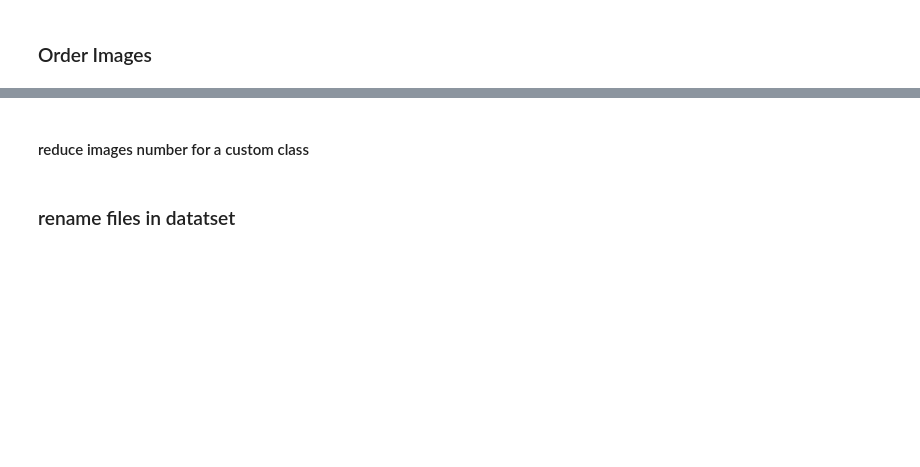
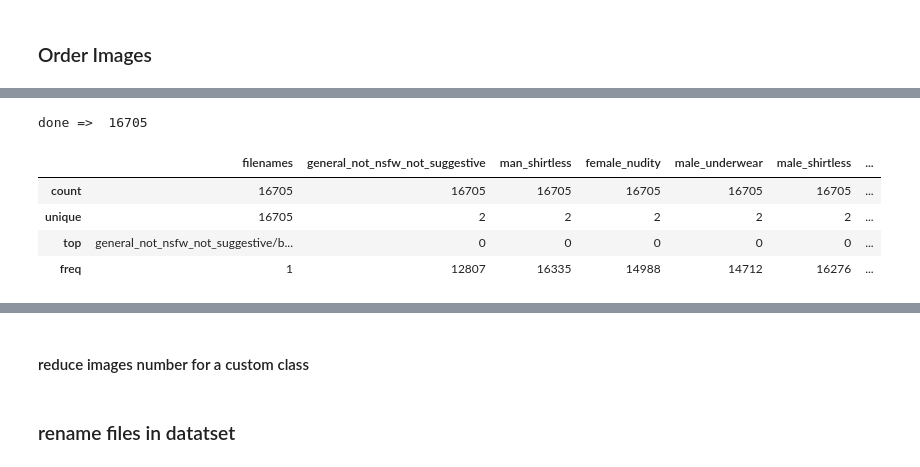
Before and after one commit to karamokoisrael/holypics, a Jupyter notebook: data/notebooks/holypics-kaggle.ipynb, the cells around one changed output, grey strips where cells are left out. Drawn from its saved outputs; the diff is of its cells as text; code cells hidden in the pictures; blank space fills up the shorter version.

```diff
--- a/data/notebooks/holypics-kaggle.ipynb
+++ b/data/notebooks/holypics-kaggle.ipynb
@@ -737,8 +821,8 @@ if REDUCE_DATASET_IMAGES:
 # %%
 classes_meta = {
-    "female_nudity": {
-        "childs":["general_nsfw"]
-    },
+#     "female_nudity": {
+#         "childs":["general_nsfw"]
+#     },
 
 #     "general_nsfw":{
 #         "childs": ["female_nudity"]
@@ -751,33 +835,40 @@ classes_meta = {
 #         "childs": ["female_underwear"]
 #     }
 }
 
 
 data_dir = DATASET_PATH
 data = []
 data_sub_directories = os.listdir(data_dir)
 for data_sub_directory in data_sub_directories:
     files = os.listdir(os.path.join(data_dir, data_sub_directory))
     for file in files:
         file_meta = {}
         file_meta["filenames"]=os.path.join(data_sub_directory, file)
 
         class_childs = []
         if data_sub_directory in classes_meta and USE_DATA_RELATIONSHIP:
             class_childs = classes_meta[data_sub_directory]["childs"]
 
         for current_class_name in data_sub_directories:
             if current_class_name == data_sub_directory or current_class_name in class_childs:
                 file_meta[current_class_name] = str(1).replace(".0", "")
             else:
                 file_meta[current_class_name] = str(0)
         data.append(file_meta)
 
 df = pd.DataFrame(data)
 df.to_csv(CSV_DATASET_PATH, encoding='utf-8', index=False)
 
 print("done => ", len(data))
 df.describe()
+# %% [output]
+done =>  16705
+|  | filenames | general_not_nsfw_not_suggestive | man_shirtless | female_nudity | male_underwear | male_shirtless | ... |
+| count | 16705 | 16705 | 16705 | 16705 | 16705 | 16705 | ... |
+| unique | 16705 | 2 | 2 | 2 | 2 | 2 | ... |
+| top | general_not_nsfw_not_suggestive/b... | 0 | 0 | 0 | 0 | 0 | ... |
+| freq | 1 | 12807 | 16335 | 14988 | 14712 | 16276 | ... |
 # %%
 local_file = FileLink(CSV_DATASET_PATH, result_html_prefix="Click here to download: ")
 display(local_file)
```
Also changed, not shown: parts of 101 cells of this notebook.
